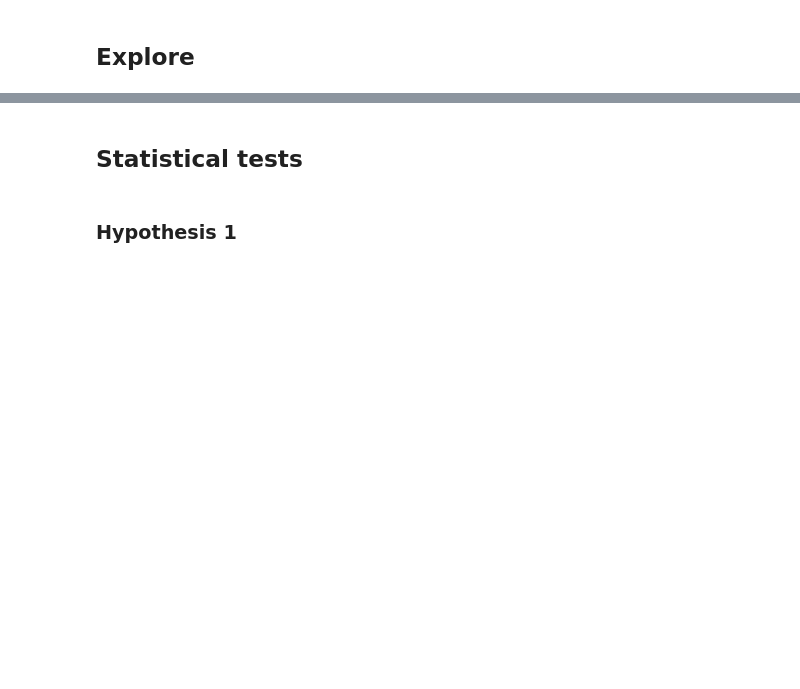
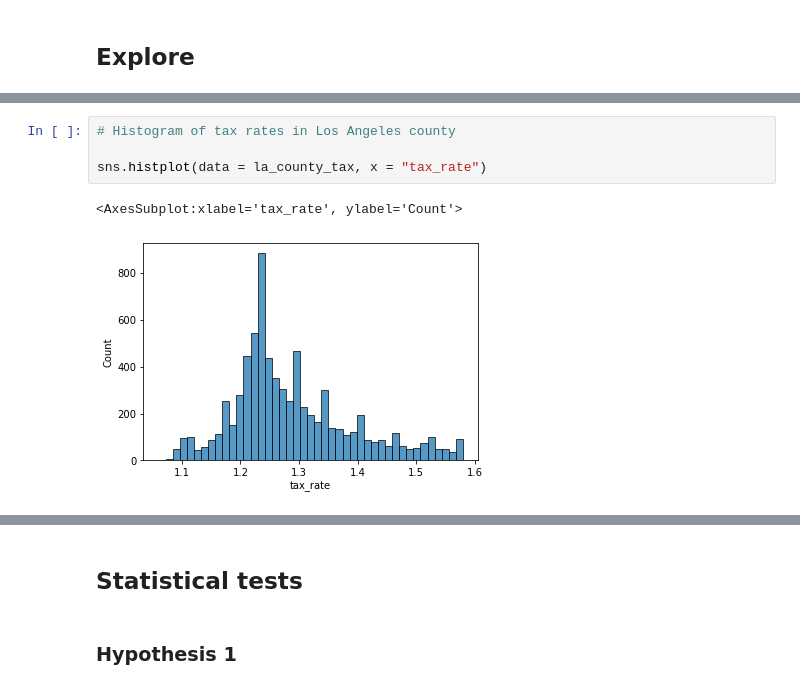
Before and after one commit to Sam-keeler/regression-project, a Jupyter notebook: regression_project_model.ipynb, the cells around one changed output, grey strips where cells are left out. Cells and saved outputs as stored; diff of their text form; blank space fills up the shorter version.

```diff
--- a/regression_project_model.ipynb
+++ b/regression_project_model.ipynb
@@ -204,0 +282,7 @@ la_county.tax_rate.mean(), o_county.tax_rate.mean(), vt_county.tax_rate.mean()
+# %%
+# Histogram of tax rates in Los Angeles county
+
+sns.histplot(data = la_county_tax, x = "tax_rate")
+# %% [output]
+<AxesSubplot:xlabel='tax_rate', ylabel='Count'>
+[figure, added]
```
Also changed, not shown: parts of 66 cells of this notebook, 3 other files.
